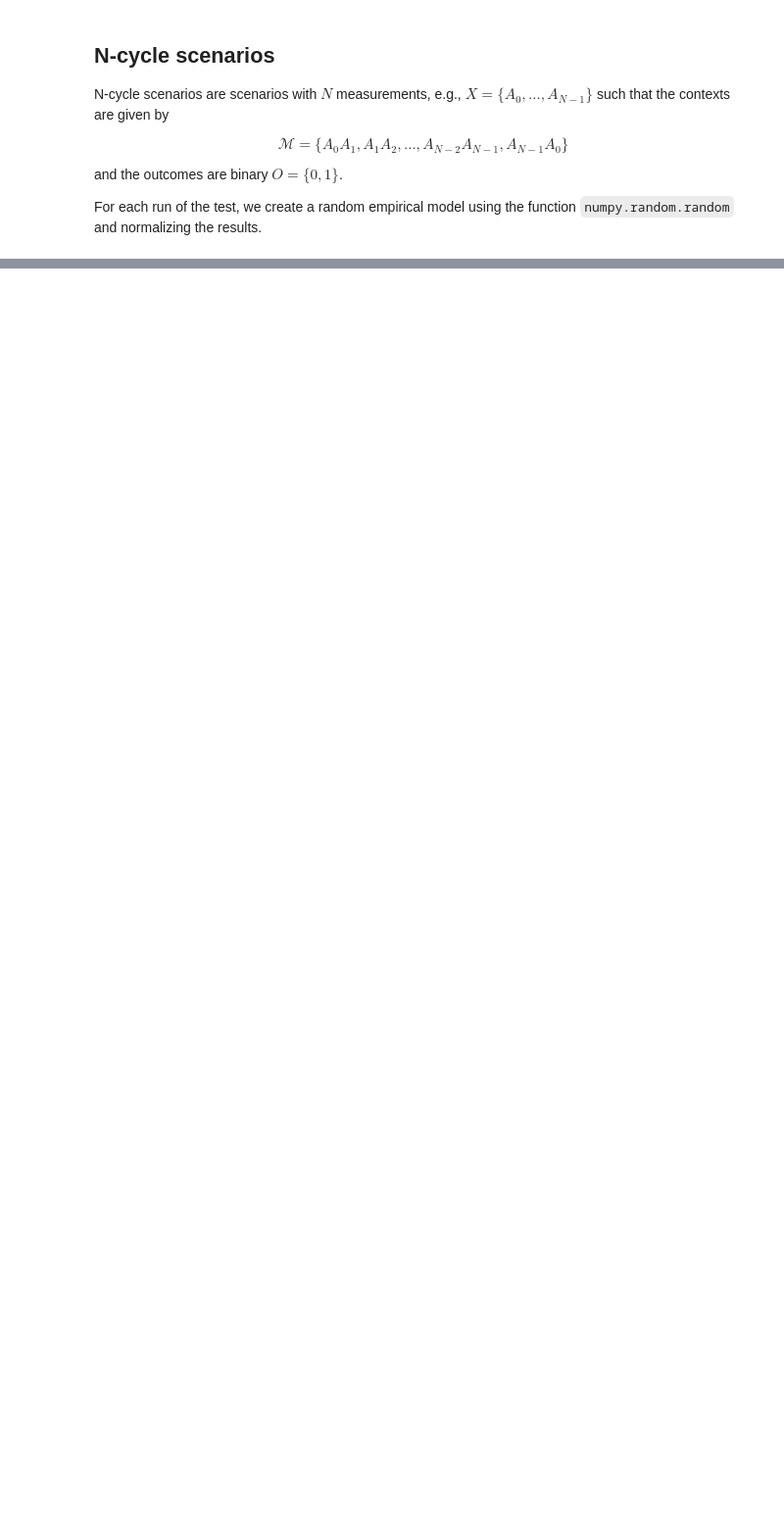
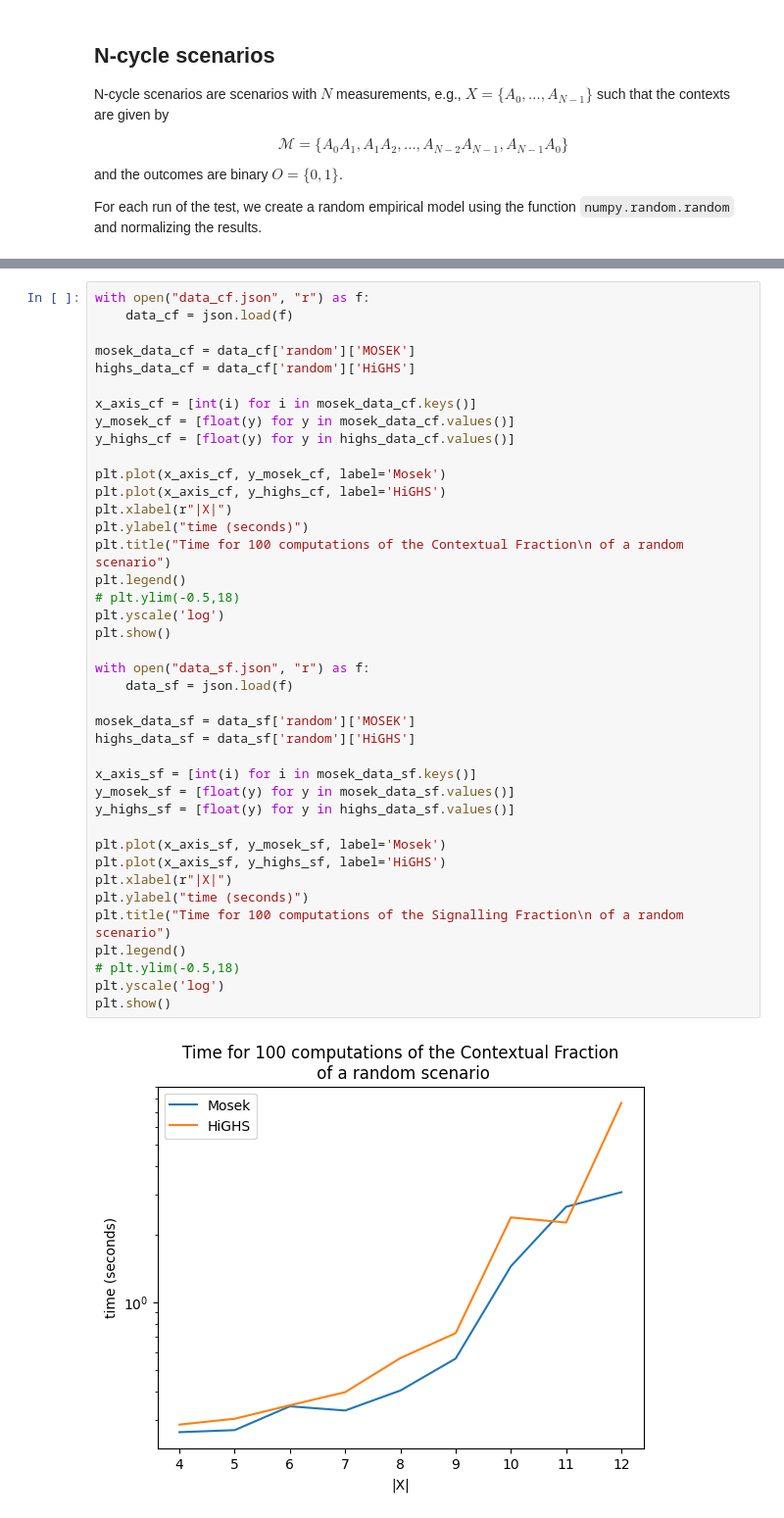
Before and after one commit to Kim-Vallee/contextuality, a Jupyter notebook: benchmarks/graphs.ipynb, the cells around one changed output, grey strips where cells are left out. Shown at 98% size. Saved outputs shown, nothing was run; the diff lists cells and outputs as text; blank space fills up the shorter version.

```diff
--- a/benchmarks/graphs.ipynb
+++ b/benchmarks/graphs.ipynb
@@ -106,0 +77,42 @@ Here random scenarios refer to scenarios which were generated with pseudo-random
+# %%
+with open("data_cf.json", "r") as f:
+    data_cf = json.load(f)
+
+mosek_data_cf = data_cf['random']['MOSEK']
+highs_data_cf = data_cf['random']['HiGHS']
+
+x_axis_cf = [int(i) for i in mosek_data_cf.keys()]
+y_mosek_cf = [float(y) for y in mosek_data_cf.values()]
+y_highs_cf = [float(y) for y in highs_data_cf.values()]
+
+plt.plot(x_axis_cf, y_mosek_cf, label='Mosek')
+plt.plot(x_axis_cf, y_highs_cf, label='HiGHS')
+plt.xlabel(r"|X|")
+plt.ylabel("time (seconds)")
+plt.title("Time for 100 computations of the Contextual Fraction\n of a random scenario")
+plt.legend()
+# plt.ylim(-0.5,18)
+plt.yscale('log')
+plt.show()
+
+with open("data_sf.json", "r") as f:
+    data_sf = json.load(f)
+
+mosek_data_sf = data_sf['random']['MOSEK']
+highs_data_sf = data_sf['random']['HiGHS']
+
+x_axis_sf = [int(i) for i in mosek_data_sf.keys()]
+y_mosek_sf = [float(y) for y in mosek_data_sf.values()]
+y_highs_sf = [float(y) for y in highs_data_sf.values()]
+
+plt.plot(x_axis_sf, y_mosek_sf, label='Mosek')
+plt.plot(x_axis_sf, y_highs_sf, label='HiGHS')
+plt.xlabel(r"|X|")
+plt.ylabel("time (seconds)")
+plt.title("Time for 100 computations of the Signalling Fraction\n of a random scenario")
+plt.legend()
+# plt.ylim(-0.5,18)
+plt.yscale('log')
+plt.show()
+# %% [output]
+[figure, added]
```
Also changed, not shown: parts of 5 cells of this notebook.
